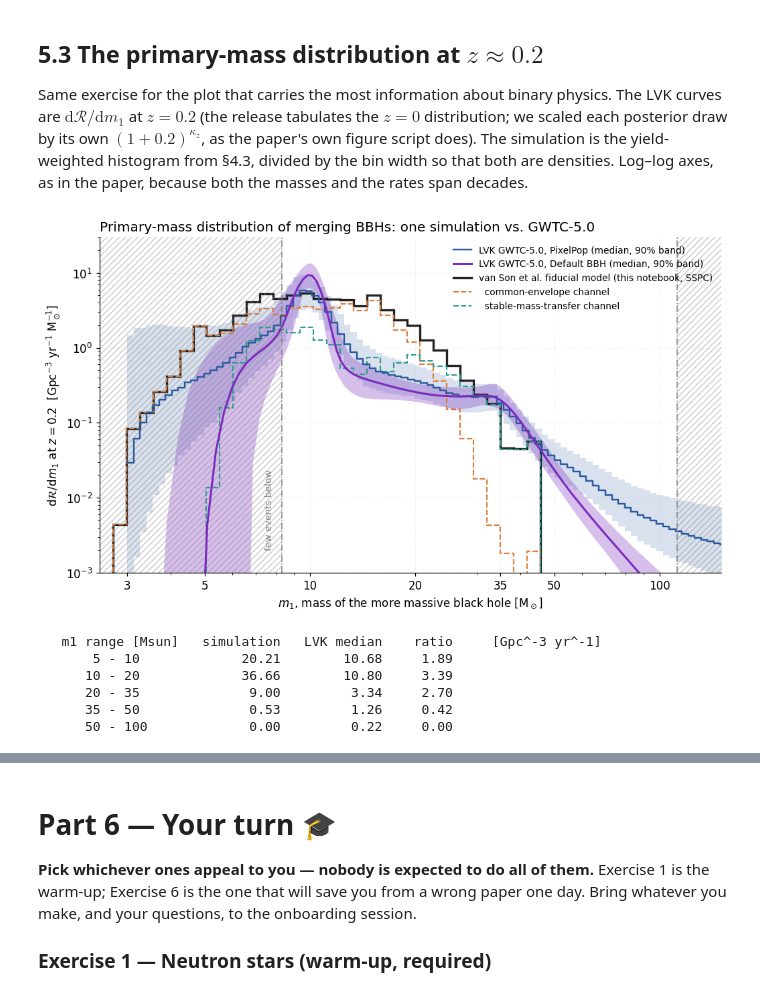
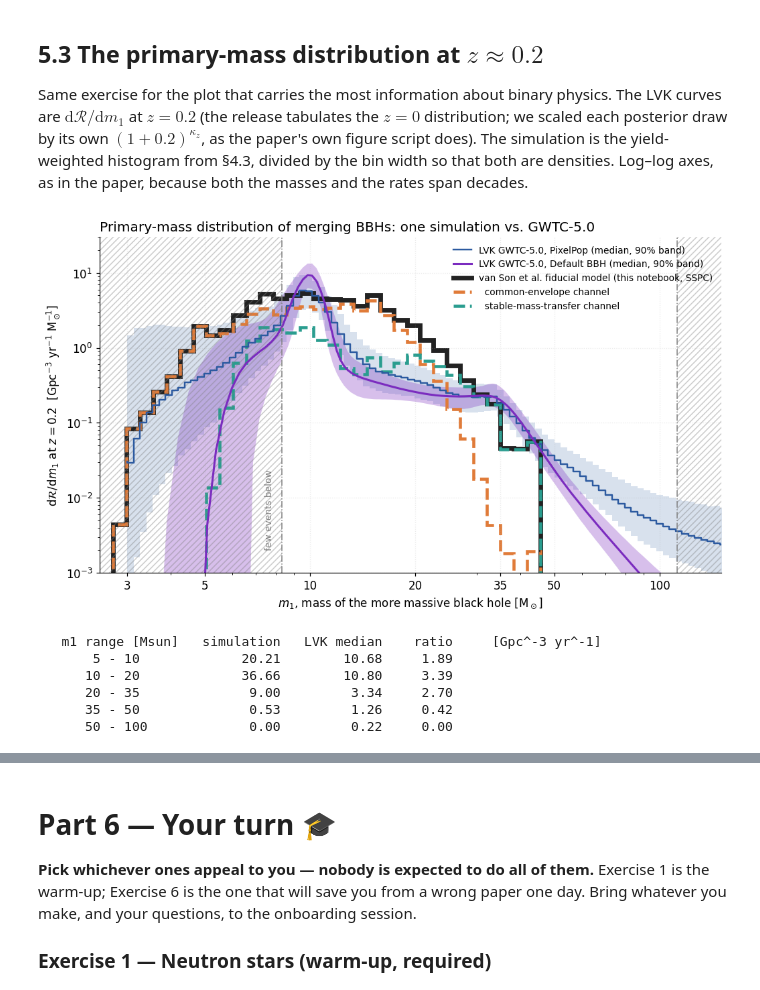
Before and after one commit to FloorBroekgaarden/GROWL-catalog-public, a Jupyter notebook: onboarding_growl/tutorial_3_cosmic_integration_predicting_merger_rates.ipynb, the cells around one changed output, grey strips where cells are left out. Cells and saved outputs as stored; diff of their text form; code cells hidden in the pictures.

```diff
--- a/onboarding_growl/tutorial_3_cosmic_integration_predicting_merger_rates.ipynb
+++ b/onboarding_growl/tutorial_3_cosmic_integration_predicting_merger_rates.ipynb
@@ -1623,37 +1621,37 @@ d = lvk[("pixelpop", "dR_dm1_z0.2")]
 ax.fill_between(d["x"], d["q05"], d["q95"], step="pre", color=C_PP, alpha=0.18, lw=0)
 ax.step(d["x"], d["q50"], color=C_PP, lw=1.6, label="LVK GWTC-5.0, PixelPop (median, 90% band)")
 d = lvk[("default_bbh", "dR_dm1_z0.2")]
 ax.fill_between(d["x"], d["q05"], d["q95"], color=C_LVK, alpha=0.3, lw=0)
 ax.plot(d["x"], d["q50"], color=C_LVK, lw=2, label="LVK GWTC-5.0, Default BBH (median, 90% band)")
 
-ax.stairs(dRdm1_sim, m1_bins_log, color=CSYS, lw=2.2, label="van Son et al. fiducial model (this notebook, SSPC)")
-ax.stairs(h_ce / np.diff(m1_bins_log), m1_bins_log, color=C_CE, lw=1.4, ls="--", label="  common-envelope channel")
-ax.stairs(h_smt / np.diff(m1_bins_log), m1_bins_log, color=C_SMT, lw=1.4, ls="--", label="  stable-mass-transfer channel")
+ax.stairs(dRdm1_sim, m1_bins_log, color=CSYS, lw=4.5, label="van Son et al. fiducial model (this notebook, SSPC)")
+ax.stairs(h_ce / np.diff(m1_bins_log), m1_bins_log, color=C_CE, lw=3, ls="--", label="  common-envelope channel")
+ax.stairs(h_smt / np.diff(m1_bins_log), m1_bins_log, color=C_SMT, lw=3, ls="--", label="  stable-mass-transfer channel")
 
 for lo, hi in [(2, M1_PE_1ST), (M1_PE_99TH, 200)]:
     ax.axvspan(lo, hi, facecolor="none", edgecolor="grey", hatch="////", alpha=0.4, lw=0)
 ax.axvline(M1_PE_1ST, color="grey", ls="-.", lw=1); ax.axvline(M1_PE_99TH, color="grey", ls="-.", lw=1)
 ax.text(M1_PE_1ST * 0.95, 2e-3, "few events below", rotation=90, ha="right", va="bottom", fontsize=9, color="grey")
 
 ax.set_xscale("log"); ax.set_yscale("log")
 ax.set_xlim(2.5, 150); ax.set_ylim(1e-3, 30)
 ax.set_xticks([3, 5, 10, 20, 35, 50, 100]); ax.set_xticklabels(["3", "5", "10", "20", "35", "50", "100"])
 ax.set_xlabel(r"$m_1$, mass of the more massive black hole [M$_\odot$]")
 ax.set_ylabel(r"$\mathrm{d}\mathcal{R}/\mathrm{d}m_1$ at $z = 0.2$  [Gpc$^{-3}$ yr$^{-1}$ M$_\odot^{-1}$]")
 ax.set_title("Primary-mass distribution of merging BBHs: one simulation vs. GWTC-5.0", loc="left")
 ax.legend(loc="upper right", fontsize=9)
 plt.tight_layout(); plt.show()
 
 # integrated rates in a few mass ranges, simulation vs LVK median (Default BBH)
 d = lvk[("default_bbh", "dR_dm1_z0.2")]
 print(f"{'m1 range [Msun]':>18s} {'simulation':>12s} {'LVK median':>12s} {'ratio':>8s}     [Gpc^-3 yr^-1]")
 for lo, hi in [(5, 10), (10, 20), (20, 35), (35, 50), (50, 100)]:
     r_sim = yield_z02[(bbh.m1.values >= lo) & (bbh.m1.values < hi)].sum()
     m = (d["x"] >= lo) & (d["x"] < hi)
     r_lvk = np.trapz(d["q50"][m], d["x"][m])
     print(f"{lo:8.0f} - {hi:<7.0f} {r_sim:12.2f} {r_lvk:12.2f} {r_sim / r_lvk:8.2f}")
 # %% [output]
-[figure, old version]
+[figure, new version]
    m1 range [Msun]   simulation   LVK median    ratio     [Gpc^-3 yr^-1]
        5 - 10             20.21        10.68     1.89
       10 - 20             36.66        10.80     3.39
```
Also changed, not shown: parts of 24 cells of this notebook.
